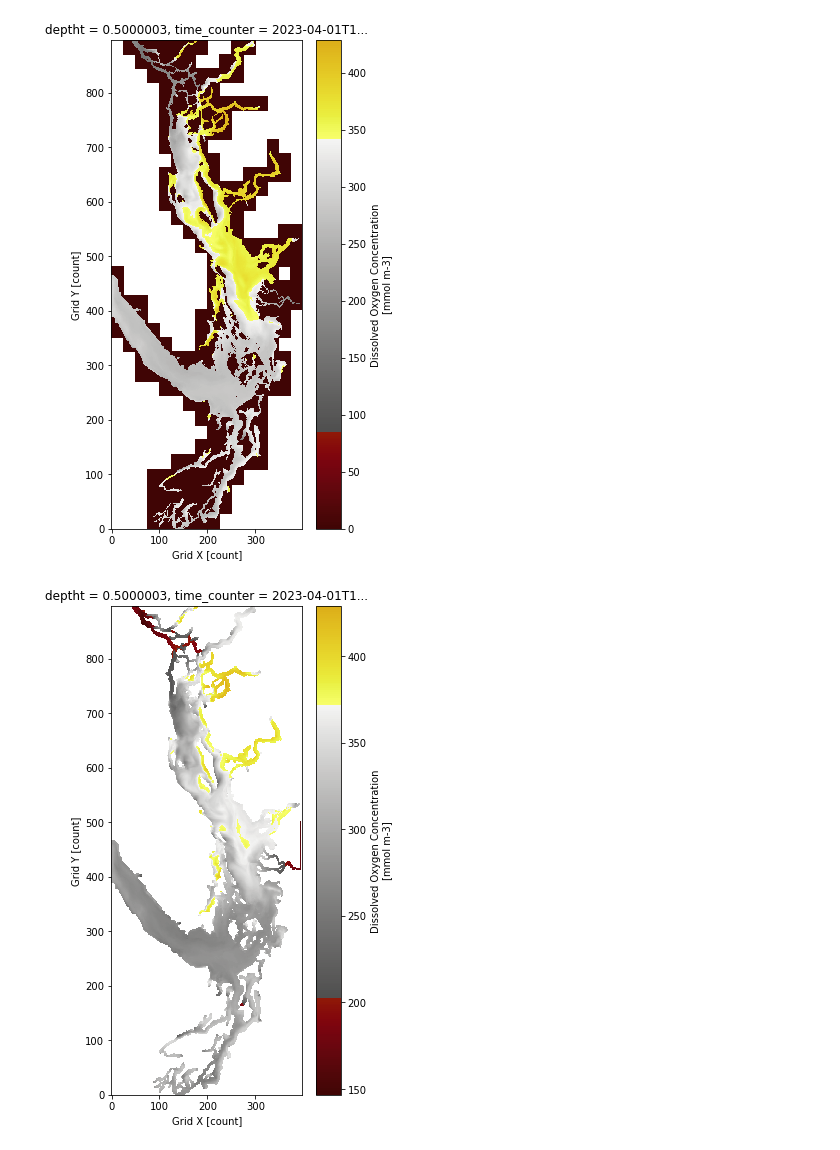
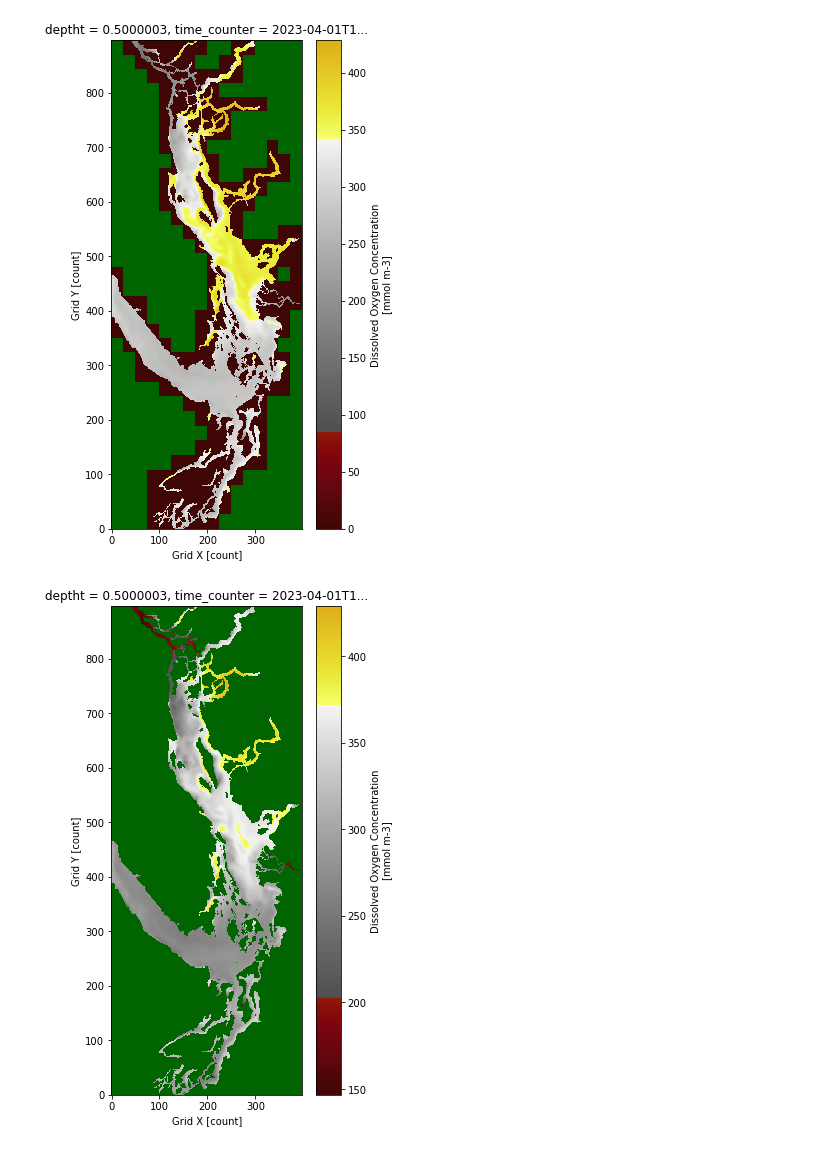
Before and after one commit to SalishSeaCast/analysis-susan, a Jupyter notebook: notebooks/Tall/Plotting_Oxygen.ipynb, the cells around one changed output. Drawn from its saved outputs; the diff is of its cells as text; code cells hidden in the pictures.

Commit message:
change oxygen plot background colour

```diff
--- a/notebooks/Tall/Plotting_Oxygen.ipynb
+++ b/notebooks/Tall/Plotting_Oxygen.ipynb
@@ -5,6 +6,9 @@ import numpy as np
 import xarray as xr
 
 from salishsea_tools import viz_tools
+# %%
+mycmap = copy.copy(cm.oxy)
+mycmap.set_bad('darkgreen')
 # %%
 with xr.open_dataset('/home/sallen/MEOPAR/grid/mesh_mask202108.nc') as mesh:
     tmask = mesh.tmask
@@ -14,15 +18,15 @@ with xr.open_dataset('/results2/SalishSea/nowcast-green.202111/01apr23/SalishSea
     oxy = data['dissolved_oxygen']
 # %%
 fig, ax = plt.subplots(1, 1, figsize=(5, 9))
-oxy[0, 0].plot(ax=ax, cmap=cm.oxy)
+oxy[0, 0].plot(ax=ax, cmap=mycmap)
 viz_tools.set_aspect(ax);
 # %% [output]
-[figure, old version]
+[figure, new version]
 # %%
 fig, ax = plt.subplots(1, 1, figsize=(5, 9))
-oxy[0, 0].where(tmask[0, 0] == 1).plot(ax=ax, cmap=cm.oxy)
+oxy[0, 0].where(tmask[0, 0] == 1).plot(ax=ax, cmap=mycmap)
 viz_tools.set_aspect(ax);
 # %% [output]
-[figure, old version]
+[figure, new version]
 # %%
 fig, ax = plt.subplots(1, 1, figsize=(5, 9))
```
Also changed, not shown: parts of 2 cells of this notebook.
